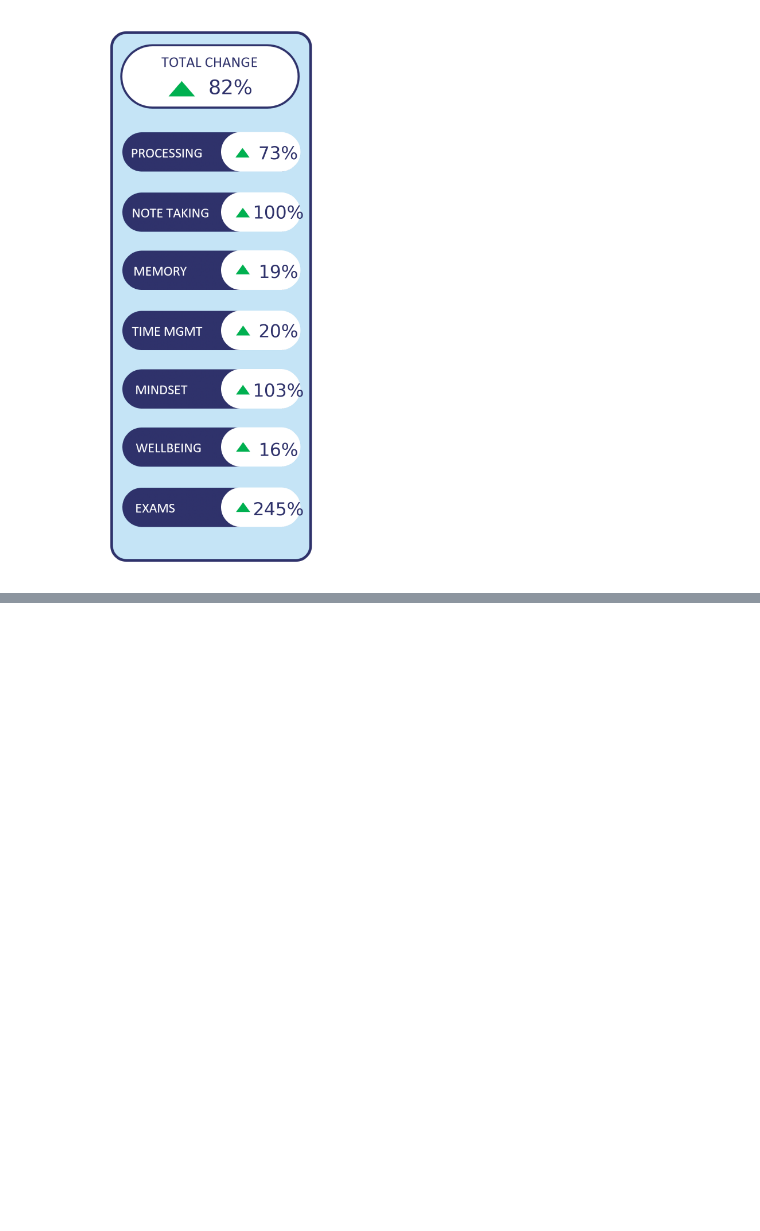
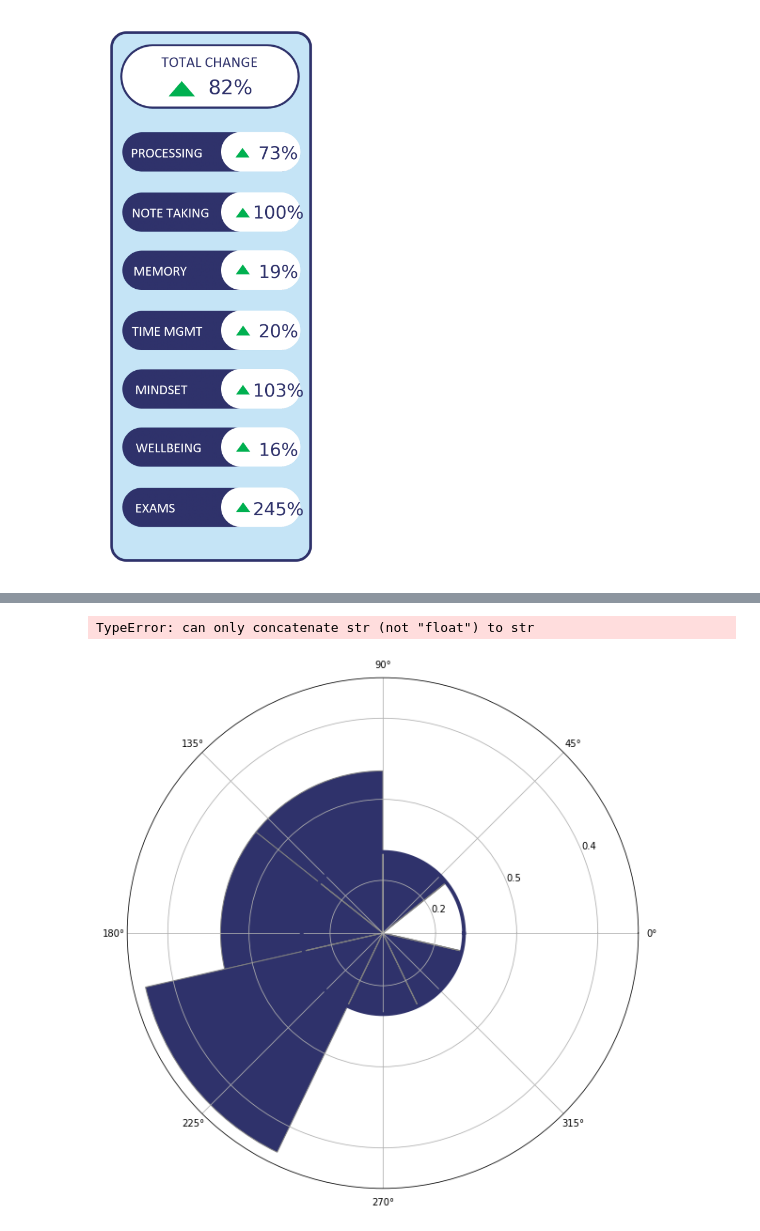
Before and after one commit to callumj2/test-score-rose-generator, a Jupyter notebook: notebook.ipynb, the cells around one changed output, grey strips where cells are left out. Drawn from its saved outputs; the diff is of its cells as text; code cells hidden in the pictures; blank space fills up the shorter version.

```diff
--- a/notebook.ipynb
+++ b/notebook.ipynb
@@ -480,0 +554,5 @@ generate_content([33,21,22,5,110,43,22], [67,25,38,10,132,50,76])
+# %%
+generate_rose_chart(['0.5', '0.2', '0.2', '0.1', '0.2', '0.4', '0.5'])
+# %% [output]
+TypeError: can only concatenate str (not "float") to str
+[figure, added]
```
Also changed, not shown: parts of 9 cells of this notebook, 2 other files.
